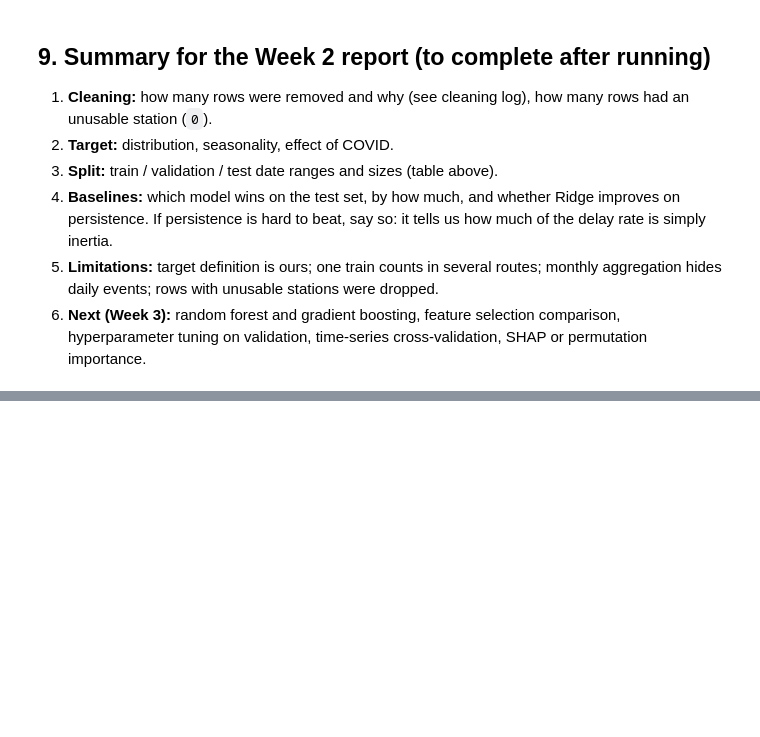
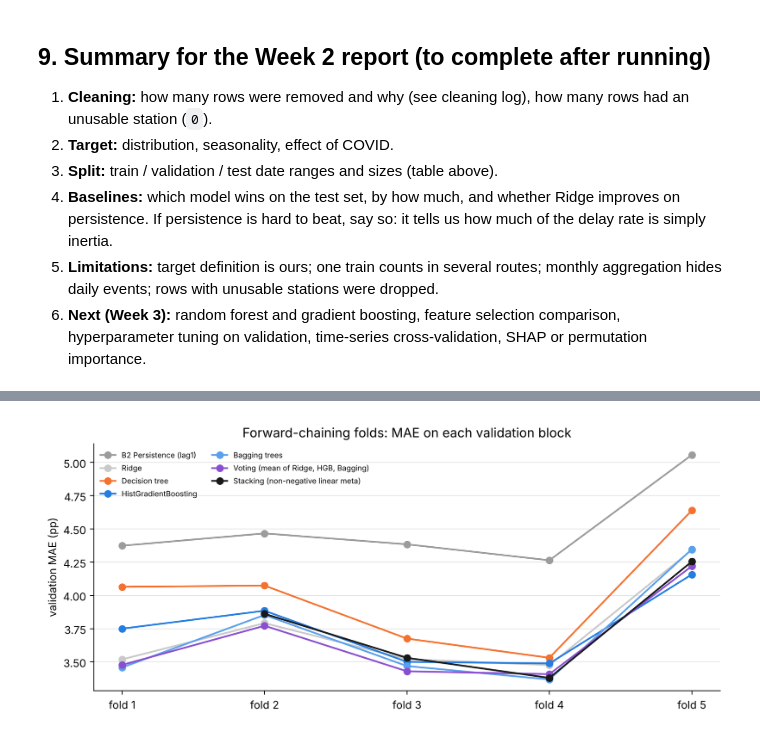
Before and after one commit to oryssatalatala-cell/ml-sncf-delays, a Jupyter notebook: notebooks/02_week2_data_prep_baseline.ipynb, the cells around one changed output, grey strips where cells are left out. Cells and saved outputs as stored; diff of their text form; code cells hidden in the pictures; blank space fills up the shorter version.

Commit message:
Add Week 3: grid search, voting, stacking and test comparison

```diff
--- a/notebooks/02_week2_data_prep_baseline.ipynb
+++ b/notebooks/02_week2_data_prep_baseline.ipynb
@@ -586,0 +699,12 @@ Saved: ['baseline_results_regression.csv', 'cleaning_log.csv', 'tgv_liaisons_cle
+# %%
+# Best values, and whether any best value sits on the border of a grid with three or more values (None = no depth limit counts as the largest).
+for name, gs in searches.items():
+    edge = []
+    for p, values in gs.param_grid.items():
+        if len(values) < 3:
+            continue
+        key = lambda x: np.inf if x is None else x
+        if gs.best_params_[p] in (min(values, key=key), max(values, key=key)):
+            edge.append(p.split("__", 1)[1])
+    print(f"{name:22s} best: { {k.split('__', 1)[1]: v for k, v in gs.best_params_.items()} }")
+    print(f"{'':22s} on the border of a grid with 3+ values: {edge if edge else 'none'}")
@@ -586,0 +784,12 @@ Saved: ['baseline_results_regression.csv', 'cleaning_log.csv', 'tgv_liaisons_cle
+# %%
+rows = []
+for n in oof:
+    f = fold_tab[n]
+    rows.append({"model": n, "MAE folds 2-5 (pp)": f.loc["fold 2":].mean(), "std (pp)": f.loc["fold 2":].std(),
+                 "MAE folds 1-5 (pp)": f.mean() if not f.isna().any() else np.nan})
+cv_summary = pd.DataFrame(rows).set_index("model").round(3)
+display(cv_summary)
+
+meta_all = LinearRegression(positive=True).fit(np.column_stack([oof[b][fold_of >= 0] for b in BASES]), y_dev[fold_of >= 0])
+print("Stacking weights on all out-of-fold predictions:",
+      dict(zip(BASES, meta_all.coef_.round(3))), "| intercept:", round(float(meta_all.intercept_), 4))
@@ -586,0 +807,11 @@ Saved: ['baseline_results_regression.csv', 'cleaning_log.csv', 'tgv_liaisons_cle
+# %%
+fig, ax = plt.subplots(figsize=(9, 4))
+style(ax)
+for n, c in zip(fold_tab.columns, [GREY, "#c9c9c9", ORANGE, BLUE, "#5aa0ec", "#8a4fd0", INK]):
+    ax.plot(fold_tab.index, fold_tab[n], marker="o", label=n, color=c, linewidth=1.6)
+ax.set_ylabel("validation MAE (pp)")
+ax.set_title("Forward-chaining folds: MAE on each validation block")
+ax.legend(fontsize=7, frameon=False, ncol=2)
+fig.tight_layout(); fig.savefig(FIG_DIR / "week3_cv_folds.png", dpi=150); plt.show()
+# %% [output]
+[figure, added]
```
Also changed, not shown: parts of 23 cells of this notebook, 3 other files.
